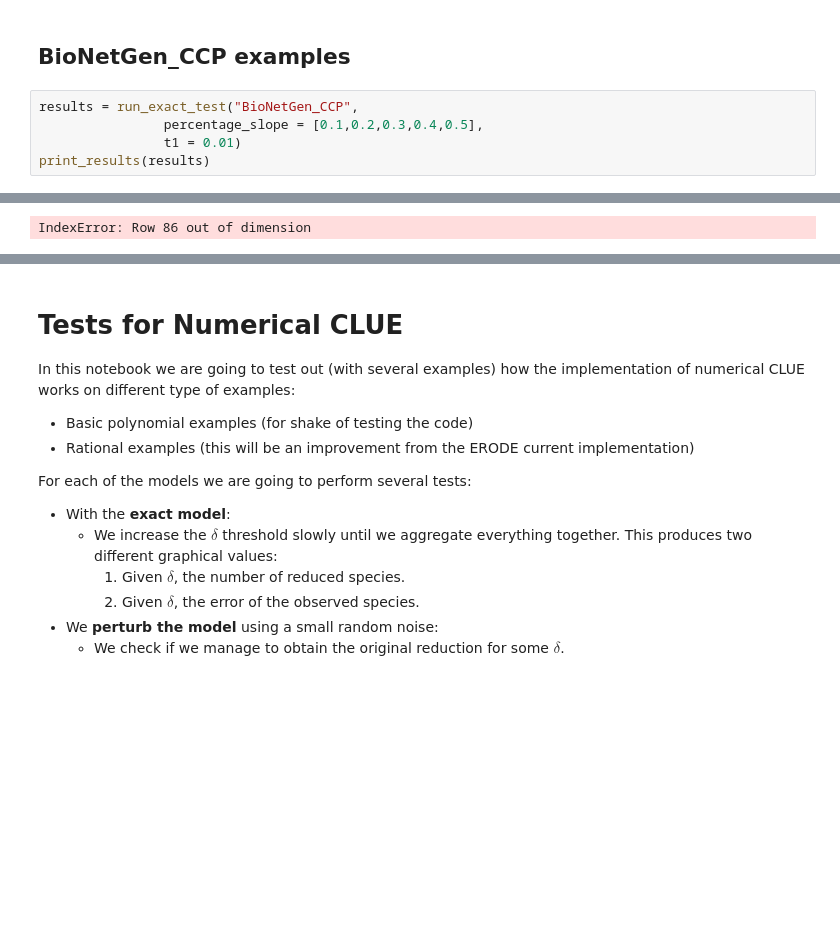
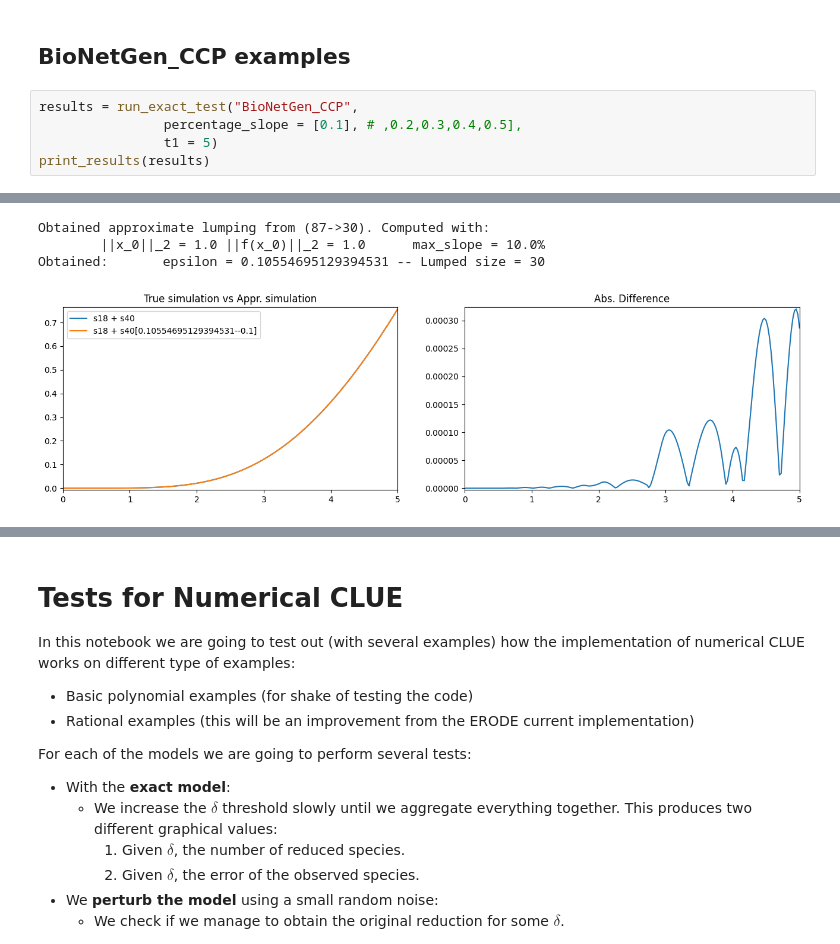
Before and after one commit to clue-developers/CLUE, a Jupyter notebook: notebooks/numerical_tests.ipynb, the cells around one changed output, grey strips where cells are left out. Drawn from its saved outputs; the diff is of its cells as text; blank space fills up the shorter version.

```diff
--- a/notebooks/numerical_tests.ipynb
+++ b/notebooks/numerical_tests.ipynb
@@ -166,7 +270,7 @@ def print_results(results):
 ## BioNetGen_CCP examples
 # %%
 results = run_exact_test("BioNetGen_CCP",
-                percentage_slope = [0.1,0.2,0.3,0.4,0.5],
-                t1 = 0.01)
+                percentage_slope = [0.1], # ,0.2,0.3,0.4,0.5],
+                t1 = 5)
 print_results(results)
 # %% [output]
@@ -175 +294,4 @@ print_results(results)
-IndexError: Row 86 out of dimension
+Obtained approximate lumping from (87->30). Computed with:
+        ||x_0||_2 = 1.0 ||f(x_0)||_2 = 1.0      max_slope = 10.0%
+Obtained:       epsilon = 0.10554695129394531 -- Lumped size = 30
+[figure, added]
```
Also changed, not shown: parts of 12 cells of this notebook.
